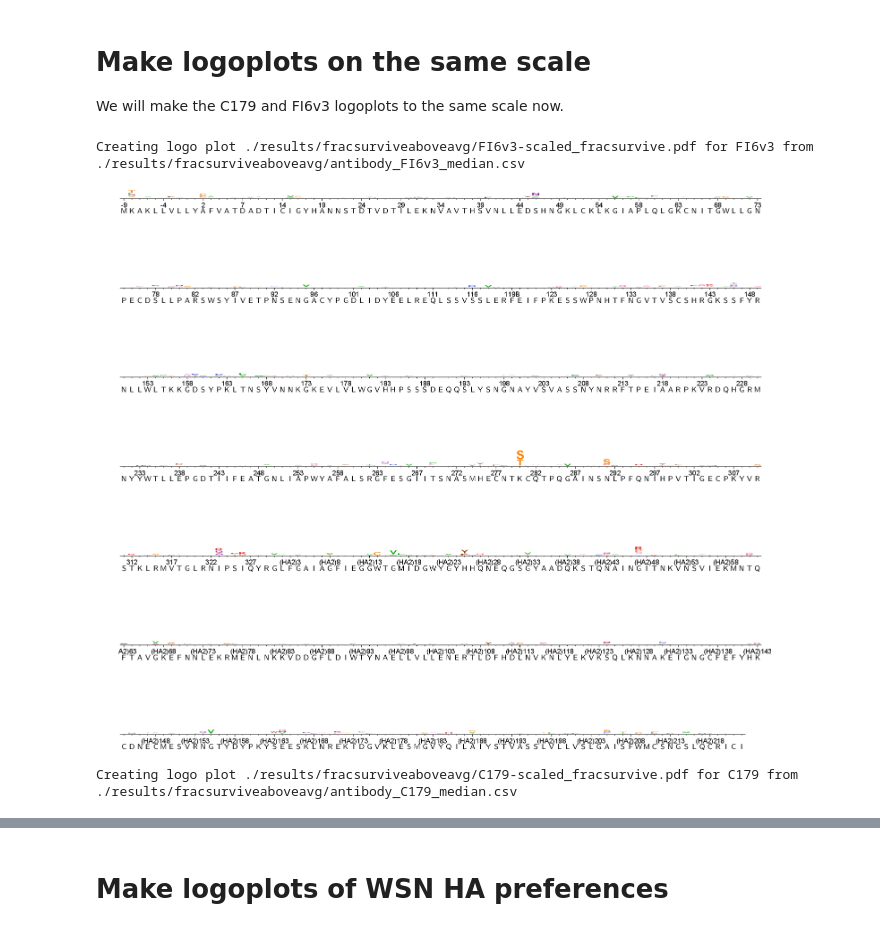
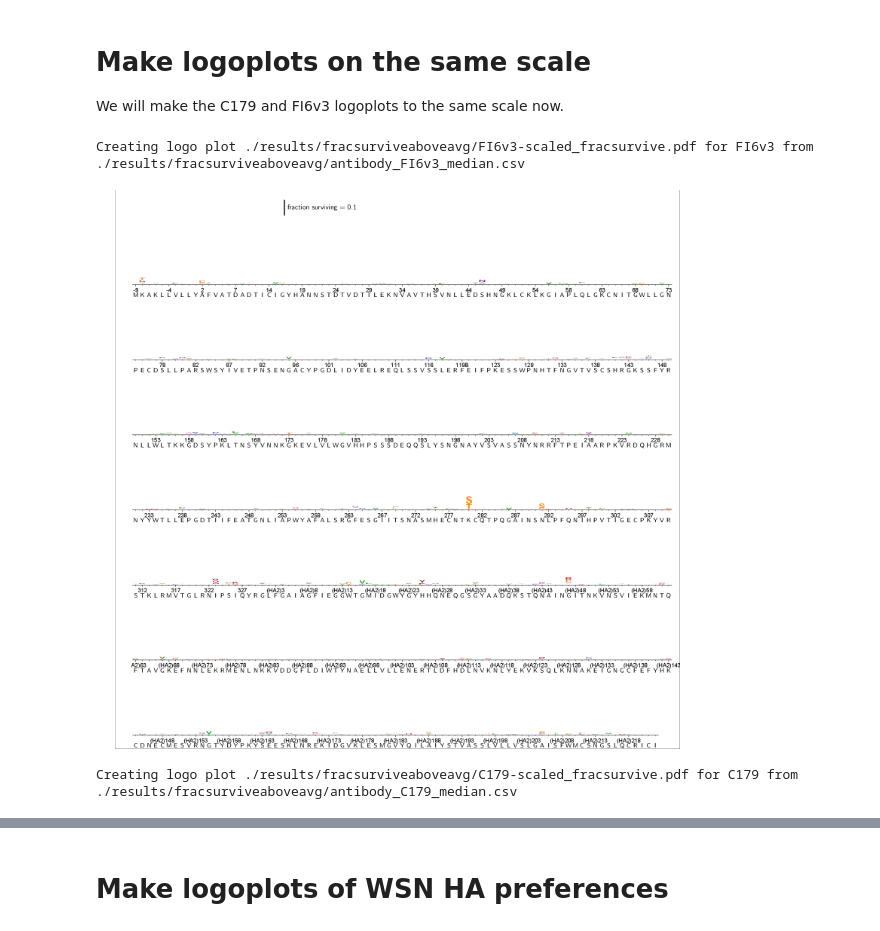
Before and after one commit to jbloomlab/HA_antibody_ease_of_escape, a Jupyter notebook: analysis_code/analysis_notebook.ipynb, the cells around one changed output, grey strips where cells are left out. Cells and saved outputs as stored; diff of their text form; code cells hidden in the pictures.

Commit message:
Added scalebar to scaled logoplots

```diff
--- a/analysis_code/analysis_notebook.ipynb
+++ b/analysis_code/analysis_notebook.ipynb
@@ -534,26 +534,28 @@ bmedianfiles = [f for f in medianfiles if 'S139' in f or 'C179' in f or 'FI6v3'
 # %%
 scaledlogoplots = []
 
 for f in bmedianfiles[:2]:
     antibody = f.split('_')[1]
     abname = antibody + '-scaled'
     logoplot = os.path.join(fracsurviveaboveavgdir, '{0}_fracsurvive.pdf'.format(abname))
     scaledlogoplots.append(logoplot)
 
+    scalelabel = '"fraction surviving = 0.1"'
     print("Creating logo plot {0} for {1} from {2}".format(logoplot, antibody, f))
     log = !dms2_logoplot \
             --fracsurvive {f} \
             --name {abname} \
             --outdir {fracsurviveaboveavgdir} \
             --numberevery 5 \
             --nperline 81 \
             --underlay yes \
             --overlay1 {f} wildtype wildtype \
             --fracsurvivemax 0.4 \
+            --scalebar 0.1 {scalelabel} \
             --use_existing no
 
     showPDF(logoplot)
 # %% [output]
 Creating logo plot ./results/fracsurviveaboveavg/FI6v3-scaled_fracsurvive.pdf for FI6v3 from ./results/fracsurviveaboveavg/antibody_FI6v3_median.csv
-[figure, old version]
+[figure, new version]
 Creating logo plot ./results/fracsurviveaboveavg/C179-scaled_fracsurvive.pdf for C179 from ./results/fracsurviveaboveavg/antibody_C179_median.csv
```
Also changed, not shown: parts of 2 cells of this notebook.
